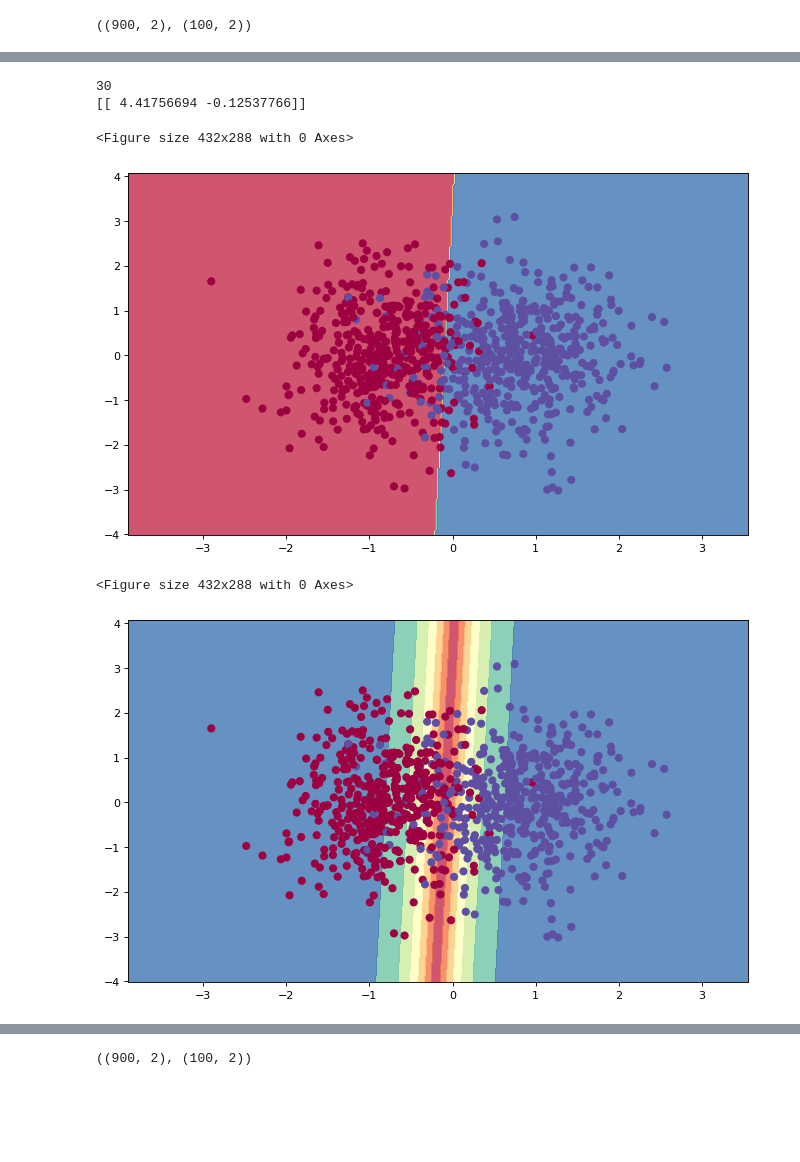
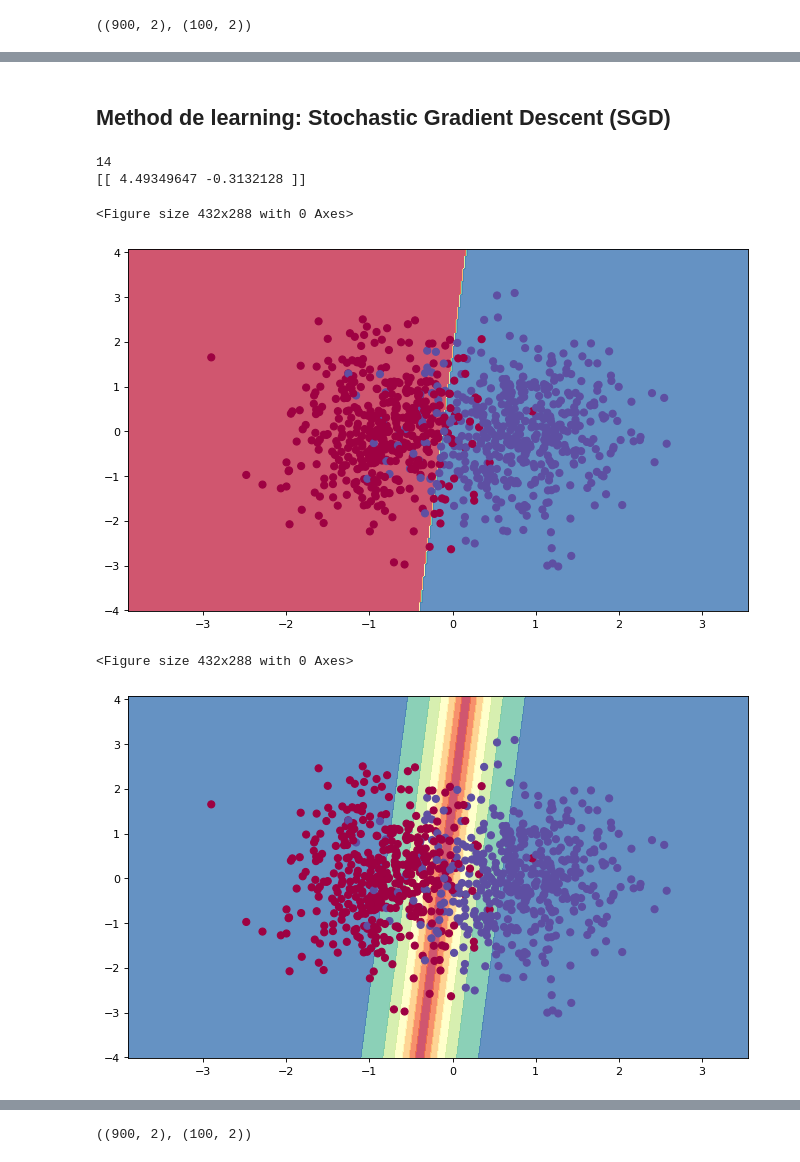
Before and after one commit to jroccal/machine_learning_fundamentals, a Jupyter notebook: notebooks/Logistic_regression_examples.ipynb, the cells around one changed output, grey strips where cells are left out. Saved outputs shown, nothing was run; the diff lists cells and outputs as text; code cells hidden in the pictures; blank space fills up the shorter version.

```diff
--- a/notebooks/Logistic_regression_examples.ipynb
+++ b/notebooks/Logistic_regression_examples.ipynb
@@ -213,31 +236,33 @@ plt.scatter(X_test_scaled.values[:, 0], X_test_scaled.values[:, 1], c=Y_test.val
+# %% [markdown]
+## Method de learning:  Stochastic Gradient Descent (SGD)
 # %%
 ## Default
 loss_function = 'log'
 learning_rate_method = 'constant'#'invscaling'#'constant'
-learning_rate = 0.01
+learning_rate = 0.1
 
 reg_method = 'l2'
 alpha = 0.0
 
 shuffle_each_epoch = True
 
 model = SGDClassifier(loss=loss_function, learning_rate=learning_rate_method, eta0=learning_rate,
                       penalty=reg_method, alpha=alpha,
                       shuffle=shuffle_each_epoch,
                       random_state=0, max_iter=1000, tol=1e-10)
 model.fit(X_train_scaled, Y_train)
 
 y_train_pred_prob = model.predict_proba(X_train_scaled)
 y_test_pred_prob = model.predict_proba(X_test_scaled)
 
 print(model.n_iter_)
 print(model.coef_)
 
 ploting_probilities_surfaces(X_train_scaled.values, Y_train.values, model,  figsize=(10, 6))
 # %% [output]
-30
-[[ 4.41756694 -0.12537766]]
+14
+[[ 4.49349647 -0.3132128 ]]
 <Figure size 432x288 with 0 Axes>
-[figure, old version]
+[figure, new version]
 <Figure size 432x288 with 0 Axes>
-[figure, old version]
+[figure, new version]
```
Also changed, not shown: parts of 41 cells of this notebook.
